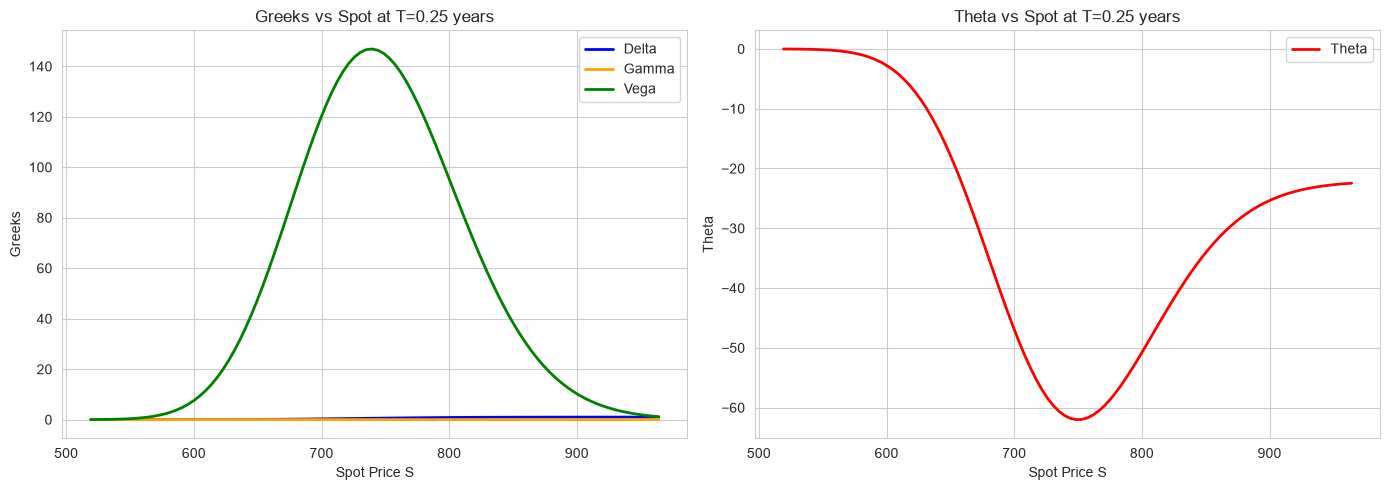
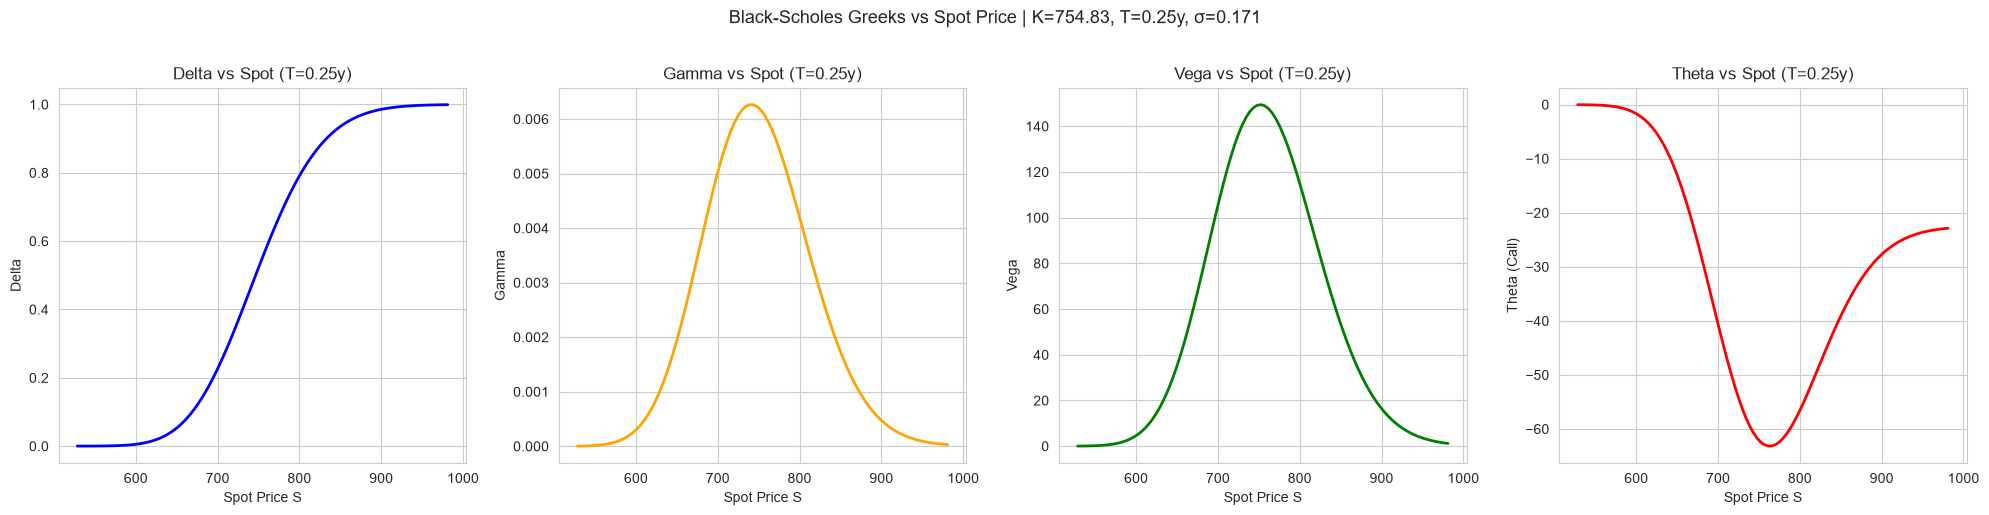
Code edit (unified diff) that turned the first committed figure into the second:
--- before
+++ after
@@ -14,22 +14,32 @@
     theta_fixed.append(bs.theta('call'))
 
-fig, axes = plt.subplots(1, 2, figsize=(14, 5))
+fig, axes = plt.subplots(1, 4, figsize=(20, 5))
 
-axes[0].plot(S_fixed, delta_fixed, label='Delta', color='blue', lw=2)
-axes[0].plot(S_fixed, gamma_fixed, label='Gamma', color='orange', lw=2)
-axes[0].plot(S_fixed, vega_fixed, label='Vega', color='green', lw=2)
+axes[0].plot(S_fixed, delta_fixed, color='blue', lw=2)
 axes[0].set_xlabel('Spot Price S')
-axes[0].set_ylabel('Greeks')
-axes[0].set_title(f'Greeks vs Spot at T={T_fixed:.2f} years')
-axes[0].legend()
+axes[0].set_ylabel('Delta')
+axes[0].set_title(f'Delta vs Spot (T={T_fixed:.2f}y)')
 axes[0].grid(True)
 
-axes[1].plot(S_fixed, theta_fixed, label='Theta', color='red', lw=2)
+axes[1].plot(S_fixed, gamma_fixed, color='orange', lw=2)
 axes[1].set_xlabel('Spot Price S')
-axes[1].set_ylabel('Theta')
-axes[1].set_title(f'Theta vs Spot at T={T_fixed:.2f} years')
-axes[1].legend()
+axes[1].set_ylabel('Gamma')
+axes[1].set_title(f'Gamma vs Spot (T={T_fixed:.2f}y)')
 axes[1].grid(True)
 
+axes[2].plot(S_fixed, vega_fixed, color='green', lw=2)
+axes[2].set_xlabel('Spot Price S')
+axes[2].set_ylabel('Vega')
+axes[2].set_title(f'Vega vs Spot (T={T_fixed:.2f}y)')
+axes[2].grid(True)
+
+axes[3].plot(S_fixed, theta_fixed, color='red', lw=2)
+axes[3].set_xlabel('Spot Price S')
+axes[3].set_ylabel('Theta (Call)')
+axes[3].set_title(f'Theta vs Spot (T={T_fixed:.2f}y)')
+axes[3].grid(True)
+
+plt.suptitle(f'Black-Scholes Greeks vs Spot Price | K={K:.2f}, T={T_fixed:.2f}y, σ={sigma_hat:.3f}', 
+             fontsize=13, y=1.02)
 plt.tight_layout()
 plt.show()

Commit: derivatives risk engine